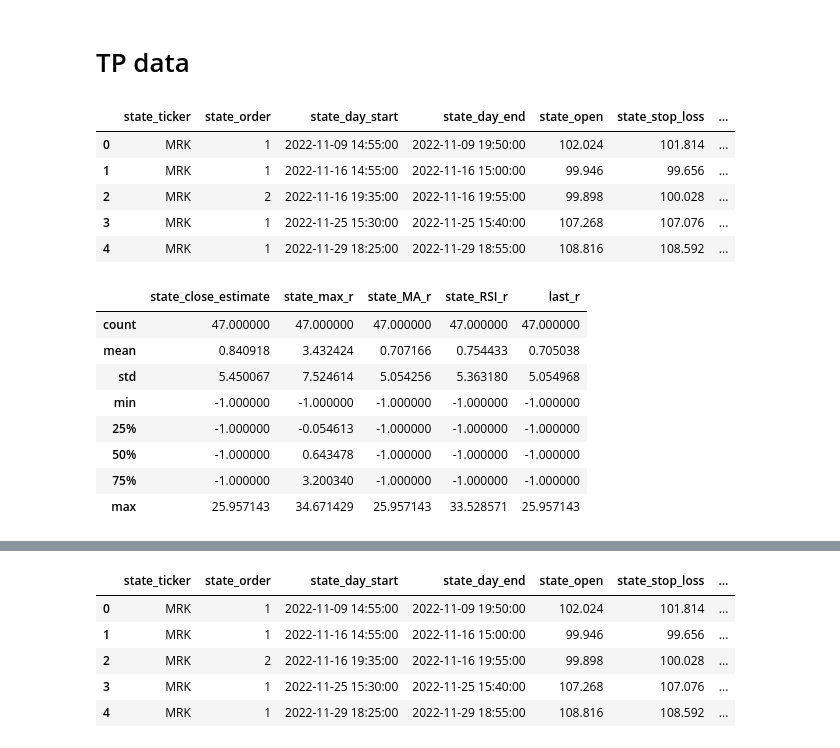
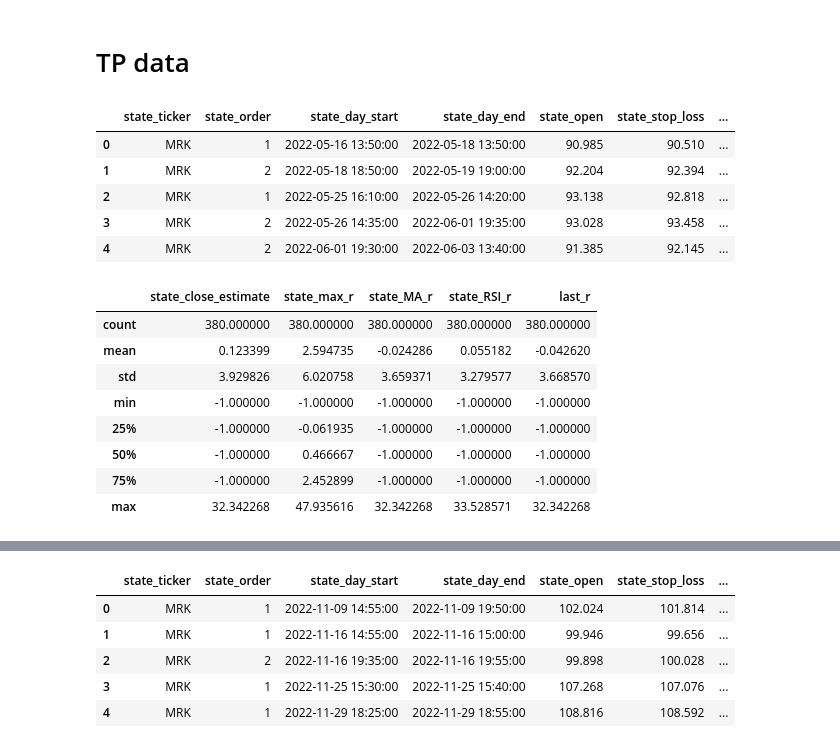
Before and after one commit to trollssqwer/stock-app, a Jupyter notebook: test.ipynb, the cells around one changed output, grey strips where cells are left out. Saved outputs shown, nothing was run; the diff lists cells and outputs as text; code cells hidden in the pictures.

```diff
--- a/test.ipynb
+++ b/test.ipynb
@@ -45,30 +45,28 @@ def get_return_with_max_estimate(state_return_list, min_thresh = 5, cut_thresh =
 # %% [markdown]
 # TP data
 # %%
-tp_data = pd.read_csv('/Users/tranthong/Desktop/stock-app/state_output_new.csv')
+tp_data = pd.read_csv('/Users/tranthong/Desktop/stock-app/state_output_new/state_output_new/stateoutput270.csv')
 tp_data.head(5)
 # %% [output]
 |  | state_ticker | state_order | state_day_start | state_day_end | state_open | state_stop_loss | ... |
-| 0 | MRK | 1 | 2022-11-09 14:55:00 | 2022-11-09 19:50:00 | 102.024 | 101.814 | ... |
-| 1 | MRK | 1 | 2022-11-16 14:55:00 | 2022-11-16 15:00:00 | 99.946 | 99.656 | ... |
-| 2 | MRK | 2 | 2022-11-16 19:35:00 | 2022-11-16 19:55:00 | 99.898 | 100.028 | ... |
-| 3 | MRK | 1 | 2022-11-25 15:30:00 | 2022-11-25 15:40:00 | 107.268 | 107.076 | ... |
-| 4 | MRK | 1 | 2022-11-29 18:25:00 | 2022-11-29 18:55:00 | 108.816 | 108.592 | ... |
+| 0 | MRK | 1 | 2022-05-16 13:50:00 | 2022-05-18 13:50:00 | 90.985 | 90.510 | ... |
+| 1 | MRK | 2 | 2022-05-18 18:50:00 | 2022-05-19 19:00:00 | 92.204 | 92.394 | ... |
+| 2 | MRK | 1 | 2022-05-25 16:10:00 | 2022-05-26 14:20:00 | 93.138 | 92.818 | ... |
+| 3 | MRK | 2 | 2022-05-26 14:35:00 | 2022-06-01 19:35:00 | 93.028 | 93.458 | ... |
+| 4 | MRK | 2 | 2022-06-01 19:30:00 | 2022-06-03 13:40:00 | 91.385 | 92.145 | ... |
 # %%
-
-tp_data = preprocess_tp_data('/Users/tranthong/Desktop/stock-app/state_output_new.csv')
-
+tp_data = preprocess_tp_data('/Users/tranthong/Desktop/stock-app/state_output_new/state_output_new/stateoutput90.csv')
 tp_data[['state_close_estimate','state_max_r','state_MA_r','state_RSI_r','last_r']].describe()
 # %% [output]
 |  | state_close_estimate | state_max_r | state_MA_r | state_RSI_r | last_r |
-| count | 47.000000 | 47.000000 | 47.000000 | 47.000000 | 47.000000 |
-| mean | 0.840918 | 3.432424 | 0.707166 | 0.754433 | 0.705038 |
-| std | 5.450067 | 7.524614 | 5.054256 | 5.363180 | 5.054968 |
+| count | 380.000000 | 380.000000 | 380.000000 | 380.000000 | 380.000000 |
+| mean | 0.123399 | 2.594735 | -0.024286 | 0.055182 | -0.042620 |
+| std | 3.929826 | 6.020758 | 3.659371 | 3.279577 | 3.668570 |
 | min | -1.000000 | -1.000000 | -1.000000 | -1.000000 | -1.000000 |
-| 25% | -1.000000 | -0.054613 | -1.000000 | -1.000000 | -1.000000 |
-| 50% | -1.000000 | 0.643478 | -1.000000 | -1.000000 | -1.000000 |
-| 75% | -1.000000 | 3.200340 | -1.000000 | -1.000000 | -1.000000 |
-| max | 25.957143 | 34.671429 | 25.957143 | 33.528571 | 25.957143 |
+| 25% | -1.000000 | -0.061935 | -1.000000 | -1.000000 | -1.000000 |
+| 50% | -1.000000 | 0.466667 | -1.000000 | -1.000000 | -1.000000 |
+| 75% | -1.000000 | 2.452899 | -1.000000 | -1.000000 | -1.000000 |
+| max | 32.342268 | 47.935616 | 32.342268 | 33.528571 | 32.342268 |
 # %%
 tp_data[['state_close_estimate','state_max_r','state_MA_r','state_RSI_r','last_r']].sum()
 # %% [output]
```
Also changed, not shown: parts of 7 cells of this notebook, 16 other files.
